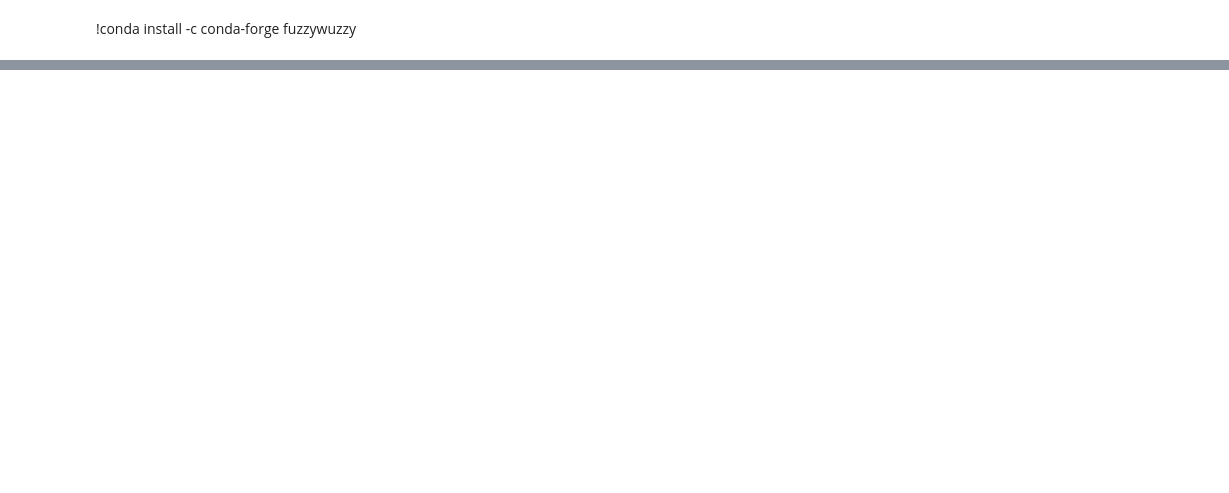
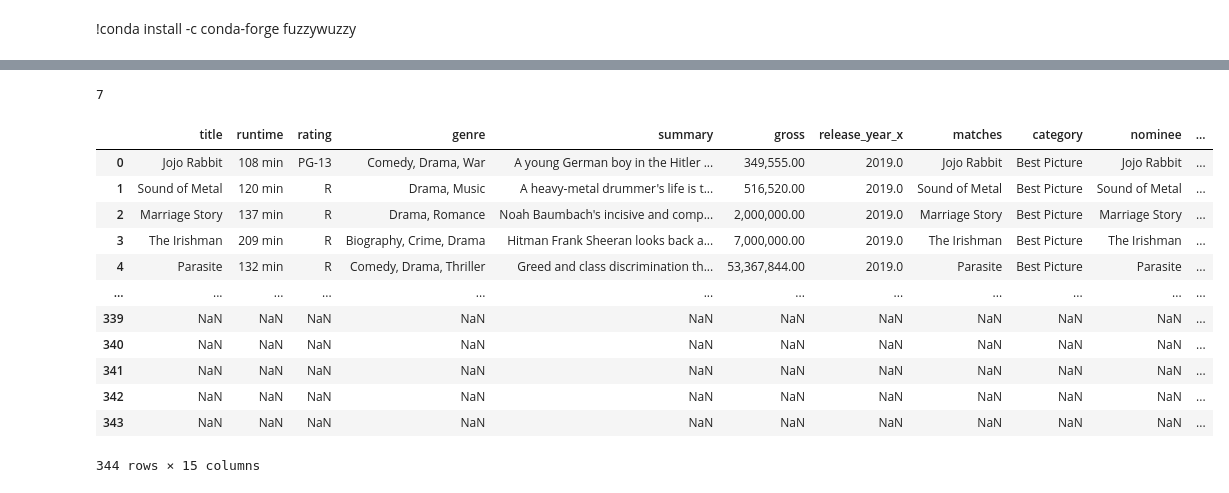
Before and after one commit to zoeteets/capstone, a Jupyter notebook: all dataframes.ipynb, the cells around one changed output, grey strips where cells are left out. Saved outputs shown, nothing was run; the diff lists cells and outputs as text; code cells hidden in the pictures; blank space fills up the shorter version.

```diff
--- a/all dataframes.ipynb
+++ b/all dataframes.ipynb
@@ -200,0 +199,4 @@ everything.to_csv('bp_full_df1.csv')
+# %%
+bp_nominees=bp_nominees.query('release_year <= 2020')
+bp_nominees = bp_nominees.query('release_year >= 1963')
+bp_nominees['release_year'].min()
@@ -200,0 +205,4 @@ everything.to_csv('bp_full_df1.csv')
+# %%
+bp_full_df2 = pd.read_csv('bp_full_df2.csv')
+bp_full_df2 = bp_full_df2.drop(columns={'Unnamed: 0'})
+bp_full_df2.head()
@@ -200,0 +238,3 @@ everything.to_csv('bp_full_df1.csv')
+# %%
+producers = pd.merge(bp_full_df2, bp_nominees, left_on='title', right_on='film', how='outer')
+producers.info()
@@ -200,0 +259,19 @@ everything.to_csv('bp_full_df1.csv')
+# %%
+#335 is the right number of best picture nominees
+print(335-328)
+producers
+# %% [output]
+7
+|  | title | runtime | rating | genre | summary | gross | release_year_x | matches | category | nominee | ... |
+| 0 | Jojo Rabbit | 108 min | PG-13 | Comedy, Drama, War | A young German boy in the Hitler ... | 349,555.00 | 2019.0 | Jojo Rabbit | Best Picture | Jojo Rabbit | ... |
+| 1 | Sound of Metal | 120 min | R | Drama, Music | A heavy-metal drummer's life is t... | 516,520.00 | 2019.0 | Sound of Metal | Best Picture | Sound of Metal | ... |
+| 2 | Marriage Story | 137 min | R | Drama, Romance | Noah Baumbach's incisive and comp... | 2,000,000.00 | 2019.0 | Marriage Story | Best Picture | Marriage Story | ... |
+| 3 | The Irishman | 209 min | R | Biography, Crime, Drama | Hitman Frank Sheeran looks back a... | 7,000,000.00 | 2019.0 | The Irishman | Best Picture | The Irishman | ... |
+| 4 | Parasite | 132 min | R | Comedy, Drama, Thriller | Greed and class discrimination th... | 53,367,844.00 | 2019.0 | Parasite | Best Picture | Parasite | ... |
+| ... | ... | ... | ... | ... | ... | ... | ... | ... | ... | ... | ... |
+| 339 | NaN | NaN | NaN | NaN | NaN | NaN | NaN | NaN | NaN | NaN | ... |
+| 340 | NaN | NaN | NaN | NaN | NaN | NaN | NaN | NaN | NaN | NaN | ... |
+| 341 | NaN | NaN | NaN | NaN | NaN | NaN | NaN | NaN | NaN | NaN | ... |
+| 342 | NaN | NaN | NaN | NaN | NaN | NaN | NaN | NaN | NaN | NaN | ... |
+| 343 | NaN | NaN | NaN | NaN | NaN | NaN | NaN | NaN | NaN | NaN | ... |
+344 rows × 15 columns
```
Also changed, not shown: parts of 37 cells of this notebook.
